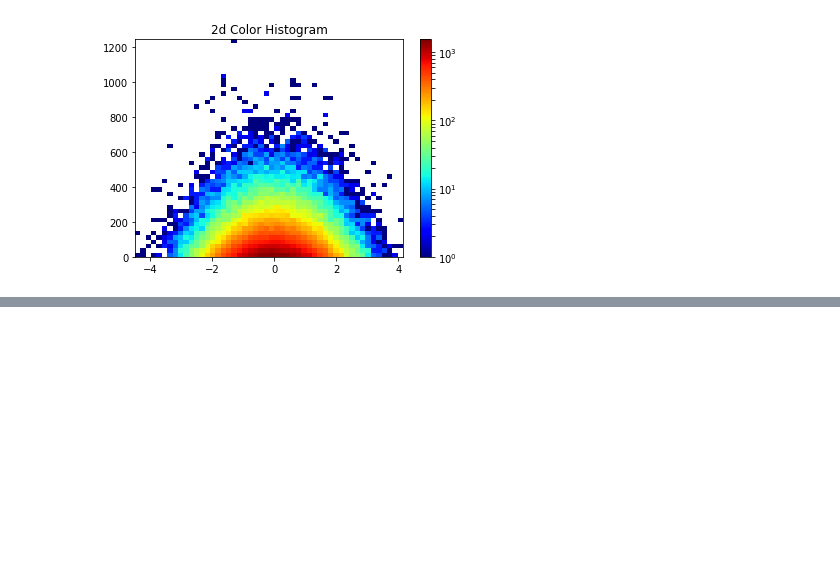
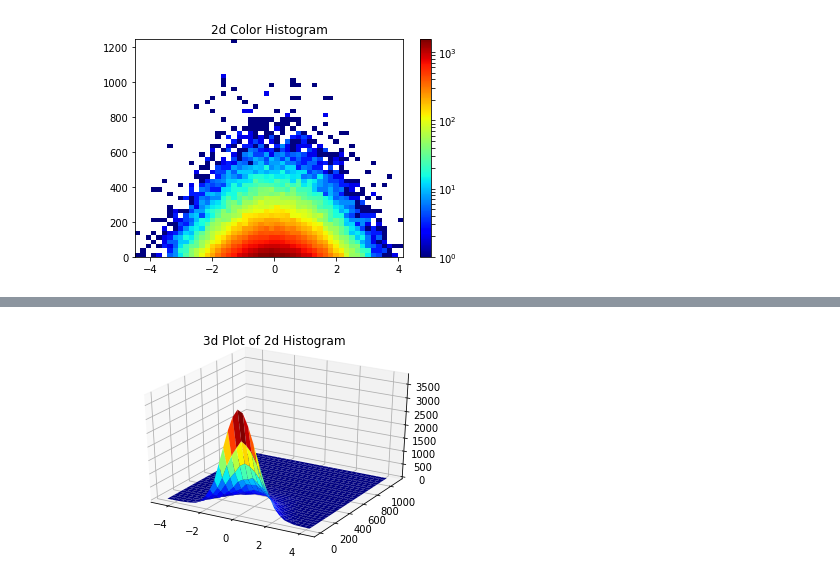
Before and after one commit to tiyalla/big-data-python-class, a Jupyter notebook: Homeworks/Homework4/Iyalla-Homework4-Matplotlib.ipynb, the cells around one changed output, grey strips where cells are left out. Saved outputs shown, nothing was run; the diff lists cells and outputs as text; code cells hidden in the pictures; blank space fills up the shorter version.

```diff
--- a/Homeworks/Homework4/Iyalla-Homework4-Matplotlib.ipynb
+++ b/Homeworks/Homework4/Iyalla-Homework4-Matplotlib.ipynb
@@ -134,12 +134,13 @@ Should look something like:
 # %%
 from mpl_toolkits.mplot3d import Axes3D
 fig = plt.figure()
-ax = fig.gca(projection='3d')
+ax = fig.add_subplot(111, projection='3d')
+
 x = np.random.standard_normal(100000)
 y = np.random.geometric(p=0.01, size=100000)
+hist, xedges, yedges = np.histogram2d(x, y, bins= 30)
+xm, ym = np.meshgrid(xedges[:-1] + 0.25, yedges[:-1] + 0.25, indexing="ij")
+ax.plot_surface(xm,ym,hist,rstride=1,cstride=1,cmap=plt.cm.jet)
 
-hist, xedges, yedges = np.histogram2d(x,y)
-xm, ym = np.meshgrid(xedges[:-1]+0.25 yedges[:-1])
-ax.plot_surface(xm, ym, hist, rstride=1, cstride=1, cmap=plt.cm.jet)
-plt.show()
+plt.title('3d Plot of 2d Histogram')
 # %% [output]
@@ -146,0 +148 @@ SyntaxError: invalid syntax (<ipython-input-24-ae033cf295d8>, line 8)
+[figure, added]
```
Also changed, not shown: parts of 1 cell of this notebook.
